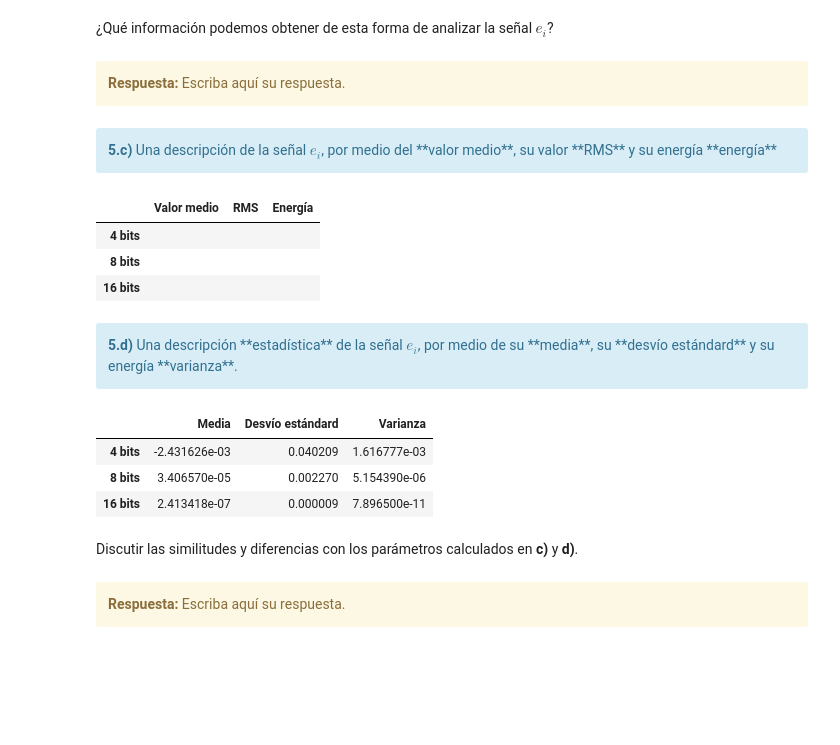
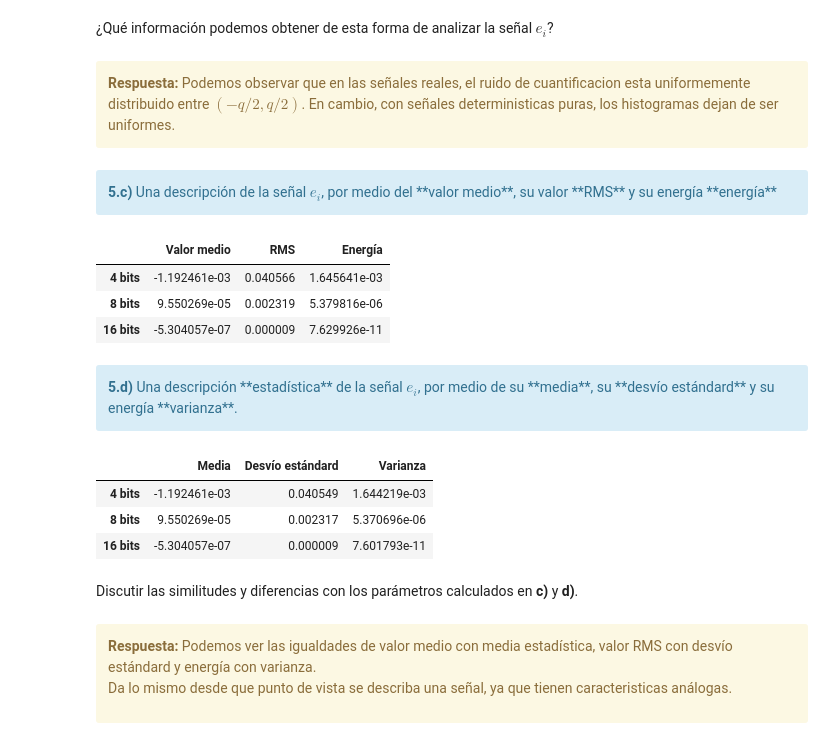
Before and after one commit to franmaiocchi/DSP, a Jupyter notebook: TP1/TP1 - Muestreo de señales - Forurier.ipynb, the cells around one changed output. Drawn from its saved outputs; the diff is of its cells as text; code cells hidden in the pictures; blank space fills up the shorter version.

Commit message:
TP1 casi listo. Faltan algunas respuestas del 4 y repaso general

```diff
--- a/TP1/TP1 - Muestreo de señales - Forurier.ipynb
+++ b/TP1/TP1 - Muestreo de señales - Forurier.ipynb
@@ -463,31 +437,21 @@ def energy(x, domain = 'frequency'):
 
     x:          Señal
 
+    domain: frequency -> x es un espectro
+
+    domain: time -> x es una secuencia temporal
+
     como resultado la señal devuelve:
 
     energy:   Energia de la señal
     """
+    energy = 0
+    N = np.shape(x)[0]
     if domain == 'frequency':
-        energy = 0
-        N = np.shape(x)[0]
         for bin in x[0:int(N//2+1)]:
-            energy = energy + pow(2.0/N * np.abs(bin),2)
-
+            energy = energy + pow(2.0/N * np.abs(bin), 2)/2
+    if domain == 'time':
+        for s in x:
+            energy = energy + pow(s, 2)/N
 
     return energy
-
-tus_resultados = [ ['$\sum_{f=0}^{f_S/2} \lvert X(f) \rvert ^2$', '$ \lvert X(f_0) \rvert ^2 $', '$ \mathop{arg\ max}_f \{\lvert X(f) \rvert ^2\} $'],
-                   ['',                                     '',                           '$f \in [0:f_S/2]$'],
-                  ['', '', ''],
-                  [1, 1, ''], # <-- completar acá
-                  ['', '', ''],
-                  ['', '', '']  # <-- completar acá
-                 ]
-df = DataFrame(tus_resultados, columns=['Energía total', 'Energía en $f_0$', 'Máximo de Energía'],
-               index=['$f_0$ \ expr. matemática',
-                      '',
-                      '',
-                      'predicción',
-                      '',
-                      'simulación'])
-HTML(df.to_html())
@@ -1060,40 +1501,43 @@ for error, b in zip(errores, cantidad_bits):
 # %% [markdown]
 ¿Qué información podemos obtener de esta forma de analizar la señal $e_i$?
-# %% [markdown]
-<div class="alert alert-block alert-warning">
-<b>Respuesta:</b> Escriba aquí su respuesta.
-</div>
+# %% [markdown]
+<div class="alert alert-block alert-warning">
+<b>Respuesta:</b> Podemos observar que en las señales reales, el ruido de cuantificacion esta uniformemente distribuido entre $(-q/2 , q/2)$. En cambio, con señales deterministicas puras, los histogramas dejan de ser uniformes.
+</div>
 # %% [markdown]
 <div class="alert alert-block alert-info">
 <b>5.c)</b> Una descripción de la señal $e_i$, por medio del **valor medio**, su valor **RMS** y su energía **energía**
 </div>
 # %%
+def rms(x):
+    return np.sqrt(np.mean(np.square(x)))
+
 tus_resultados = [
-                   ['', '', ''], # <-- completar acá
-                   ['', '', ''], # <-- completar acá
-                   ['', '', ''], # <-- completar acá
+                   [np.average(errores_real[0]), rms(errores_real[0]), energy(errores_real[0], domain = 'time')], # <-- completar acá
+                   [np.average(errores_real[1]), rms(errores_real[1]), energy(errores_real[1], domain = 'time')], # <-- completar acá
+                   [np.average(errores_real[2]), rms(errores_real[2]), energy(errores_real[2], domain = 'time')], # <-- completar acá
                  ]
 df = DataFrame(tus_resultados, columns=['Valor medio', 'RMS', 'Energía'],
                index=[
                       '4 bits',
                       '8 bits',
                       '16 bits'
                       ])
 HTML(df.to_html())
 # %% [output]
 |  | Valor medio | RMS | Energía |
-| 4 bits |  |  |  |
-| 8 bits |  |  |  |
-| 16 bits |  |  |  |
+| 4 bits | -1.192461e-03 | 0.040566 | 1.645641e-03 |
+| 8 bits | 9.550269e-05 | 0.002319 | 5.379816e-06 |
+| 16 bits | -5.304057e-07 | 0.000009 | 7.629926e-11 |
 # %% [markdown]
 <div class="alert alert-block alert-info">
 <b>5.d)</b> Una descripción **estadística** de la señal $e_i$, por medio de su **media**, su **desvío estándard** y su energía **varianza**.
 </div>
 # %%
 tus_resultados = [
-                   [np.mean(errores[0]), np.std(errores[0]), np.var(errores[0])], # <-- completar acá
-                   [np.mean(errores[1]), np.std(errores[1]), np.var(errores[1])], # <-- completar acá
-                   [np.mean(errores[2]), np.std(errores[2]), np.var(errores[2])], # <-- completar acá
+                   [np.mean(errores_real[0]), np.std(errores_real[0]), np.var(errores_real[0])], # <-- completar acá
+                   [np.mean(errores_real[1]), np.std(errores_real[1]), np.var(errores_real[1])], # <-- completar acá
+                   [np.mean(errores_real[2]), np.std(errores_real[2]), np.var(errores_real[2])], # <-- completar acá
                  ]
 df = DataFrame(tus_resultados, columns=['Media', 'Desvío estándard', 'Varianza'],
                index=[
@@ -1104,12 +1548,15 @@ df = DataFrame(tus_resultados, columns=['Media', 'Desvío estándard', 'Varianza
 HTML(df.to_html())
 # %% [output]
 |  | Media | Desvío estándard | Varianza |
-| 4 bits | -2.431626e-03 | 0.040209 | 1.616777e-03 |
-| 8 bits | 3.406570e-05 | 0.002270 | 5.154390e-06 |
-| 16 bits | 2.413418e-07 | 0.000009 | 7.896500e-11 |
+| 4 bits | -1.192461e-03 | 0.040549 | 1.644219e-03 |
+| 8 bits | 9.550269e-05 | 0.002317 | 5.370696e-06 |
+| 16 bits | -5.304057e-07 | 0.000009 | 7.601793e-11 |
 # %% [markdown]
 Discutir las similitudes y diferencias con los parámetros calculados en **c)** y **d)**.
-# %% [markdown]
-<div class="alert alert-block alert-warning">
-<b>Respuesta:</b> Escriba aquí su respuesta.
-</div>
+# %% [markdown]
+<div class="alert alert-block alert-warning">
+<b>Respuesta:</b> Podemos ver las igualdades de valor medio con media estadística, valor RMS con desvío estándard y energía con varianza.
+
+Da lo mismo desde que punto de vista se describa una señal, ya que tienen caracteristicas análogas.
+
+</div>
```
Also changed, not shown: parts of 65 cells of this notebook, 11 other files.
